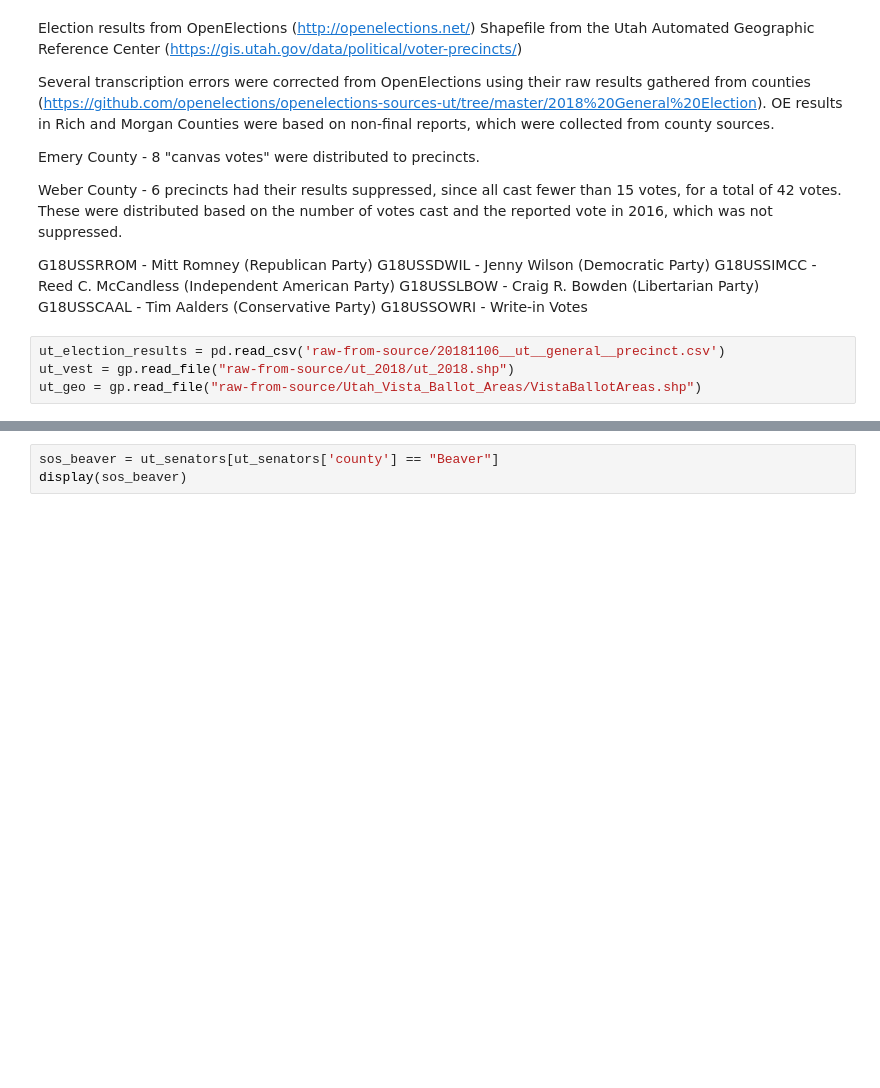
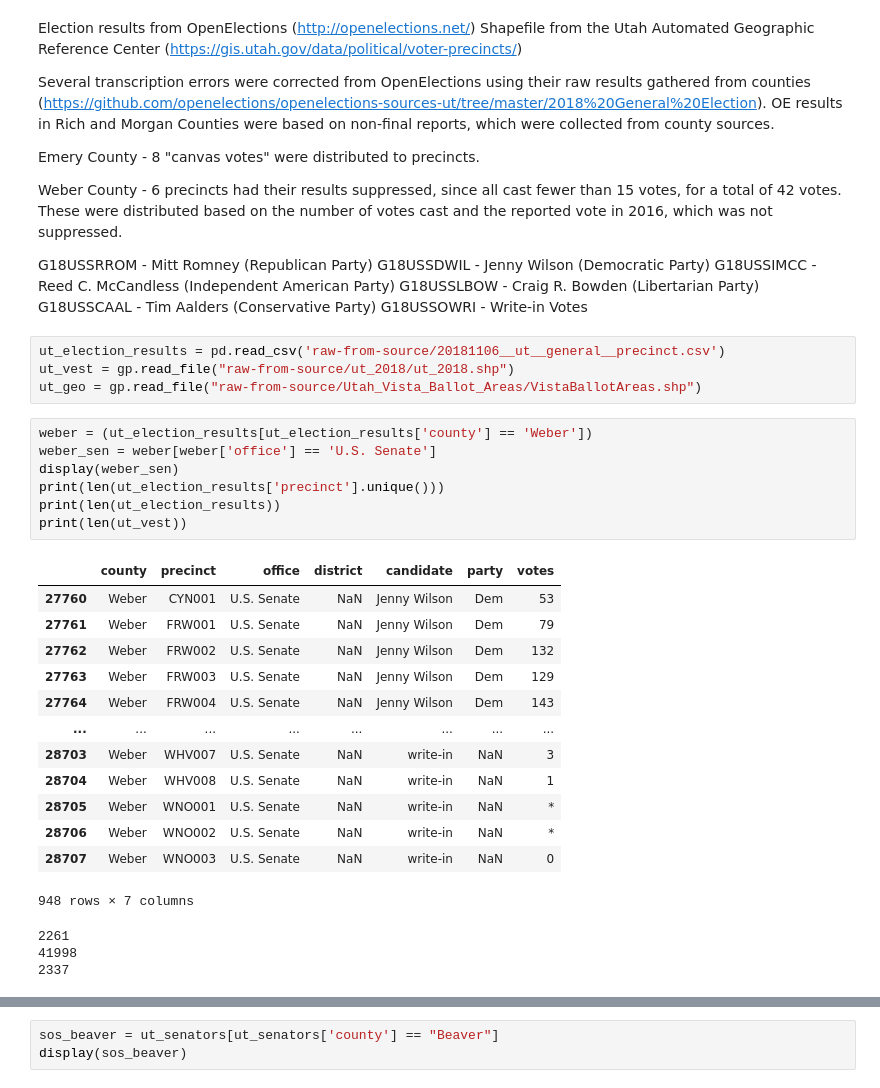
Before and after one commit to nonpartisan-redistricting-datahub/pdv-ut, a Jupyter notebook: vest-ut-2018/VEST-UT-2018-validation.ipynb, the cells around one changed output, grey strips where cells are left out. Saved outputs shown, nothing was run; the diff lists cells and outputs as text; blank space fills up the shorter version.

```diff
--- a/vest-ut-2018/VEST-UT-2018-validation.ipynb
+++ b/vest-ut-2018/VEST-UT-2018-validation.ipynb
@@ -25,6 +65,30 @@ G18USSOWRI - Write-in Votes
 ut_election_results = pd.read_csv('raw-from-source/20181106__ut__general__precinct.csv')
 ut_vest = gp.read_file("raw-from-source/ut_2018/ut_2018.shp")
 ut_geo = gp.read_file("raw-from-source/Utah_Vista_Ballot_Areas/VistaBallotAreas.shp")
+# %%
+weber = (ut_election_results[ut_election_results['county'] == 'Weber'])
+weber_sen = weber[weber['office'] == 'U.S. Senate']
+display(weber_sen)
+print(len(ut_election_results['precinct'].unique()))
+print(len(ut_election_results))
+print(len(ut_vest))
+# %% [output]
+|  | county | precinct | office | district | candidate | party | votes |
+| 27760 | Weber | CYN001 | U.S. Senate | NaN | Jenny Wilson | Dem | 53 |
+| 27761 | Weber | FRW001 | U.S. Senate | NaN | Jenny Wilson | Dem | 79 |
+| 27762 | Weber | FRW002 | U.S. Senate | NaN | Jenny Wilson | Dem | 132 |
+| 27763 | Weber | FRW003 | U.S. Senate | NaN | Jenny Wilson | Dem | 129 |
+| 27764 | Weber | FRW004 | U.S. Senate | NaN | Jenny Wilson | Dem | 143 |
+| ... | ... | ... | ... | ... | ... | ... | ... |
+| 28703 | Weber | WHV007 | U.S. Senate | NaN | write-in | NaN | 3 |
+| 28704 | Weber | WHV008 | U.S. Senate | NaN | write-in | NaN | 1 |
+| 28705 | Weber | WNO001 | U.S. Senate | NaN | write-in | NaN | * |
+| 28706 | Weber | WNO002 | U.S. Senate | NaN | write-in | NaN | * |
+| 28707 | Weber | WNO003 | U.S. Senate | NaN | write-in | NaN | 0 |
+948 rows × 7 columns
+2261
+41998
+2337
 # %%
 pd.set_option('display.max_rows', 10)
 display(ut_election_results)
```
Also changed, not shown: parts of 5 cells of this notebook, 5 other files.
